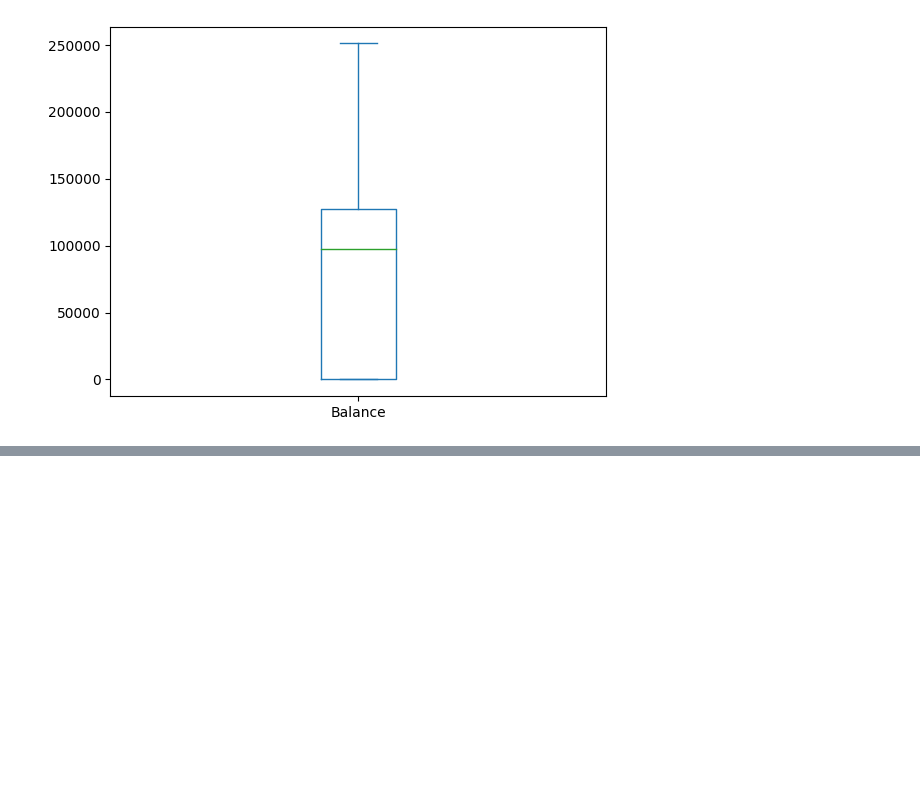
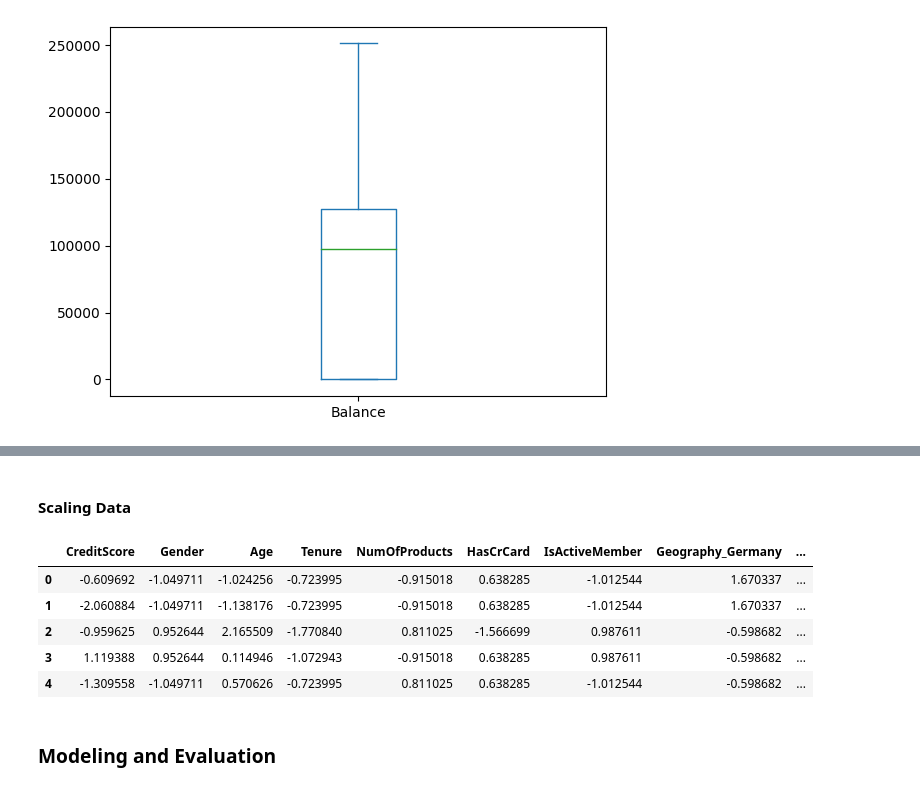
Before and after one commit to PeterKahenya/ADSGIT, a Jupyter notebook: churn/churn_analysis.ipynb, the cells around one changed output, grey strips where cells are left out. Cells and saved outputs as stored; diff of their text form; code cells hidden in the pictures; blank space fills up the shorter version.

```diff
--- a/churn/churn_analysis.ipynb
+++ b/churn/churn_analysis.ipynb
@@ -297,0 +361,25 @@ memory usage: 1.1+ MB
+# %% [markdown]
+#### Scaling Data
+# %%
+from sklearn.preprocessing import StandardScaler
+
+ss = StandardScaler()
+ss_train = ss.fit_transform(x_a_train)
+x_a_train_ss = pd.DataFrame(ss_train)
+x_a_train_ss.columns=x_a_train.columns
+x_a_train_ss.head()
+
+#Test
+ss_test = ss.fit_transform(x_a_test)
+x_a_test_ss = pd.DataFrame(ss_test)
+x_a_test_ss.columns=x_a_test.columns
+x_a_test_ss.head()
+# %% [output]
+|  | CreditScore | Gender | Age | Tenure | NumOfProducts | HasCrCard | IsActiveMember | Geography_Germany | ... |
+| 0 | -0.609692 | -1.049711 | -1.024256 | -0.723995 | -0.915018 | 0.638285 | -1.012544 | 1.670337 | ... |
+| 1 | -2.060884 | -1.049711 | -1.138176 | -0.723995 | -0.915018 | 0.638285 | -1.012544 | 1.670337 | ... |
+| 2 | -0.959625 | 0.952644 | 2.165509 | -1.770840 | 0.811025 | -1.566699 | 0.987611 | -0.598682 | ... |
+| 3 | 1.119388 | 0.952644 | 0.114946 | -1.072943 | -0.915018 | 0.638285 | 0.987611 | -0.598682 | ... |
+| 4 | -1.309558 | -1.049711 | 0.570626 | -0.723995 | 0.811025 | 0.638285 | -1.012544 | -0.598682 | ... |
+# %% [markdown]
+### Modeling and Evaluation
```
Also changed, not shown: parts of 24 cells of this notebook.
